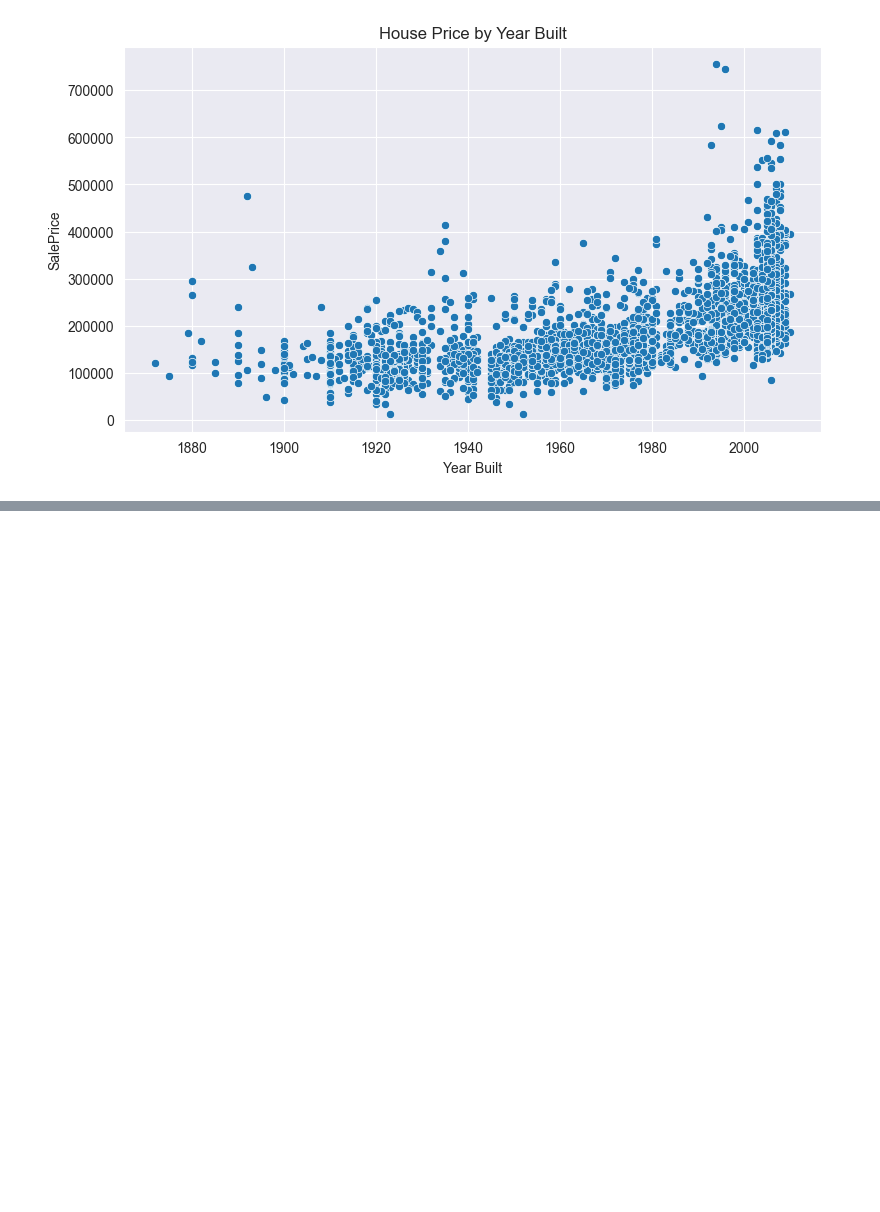
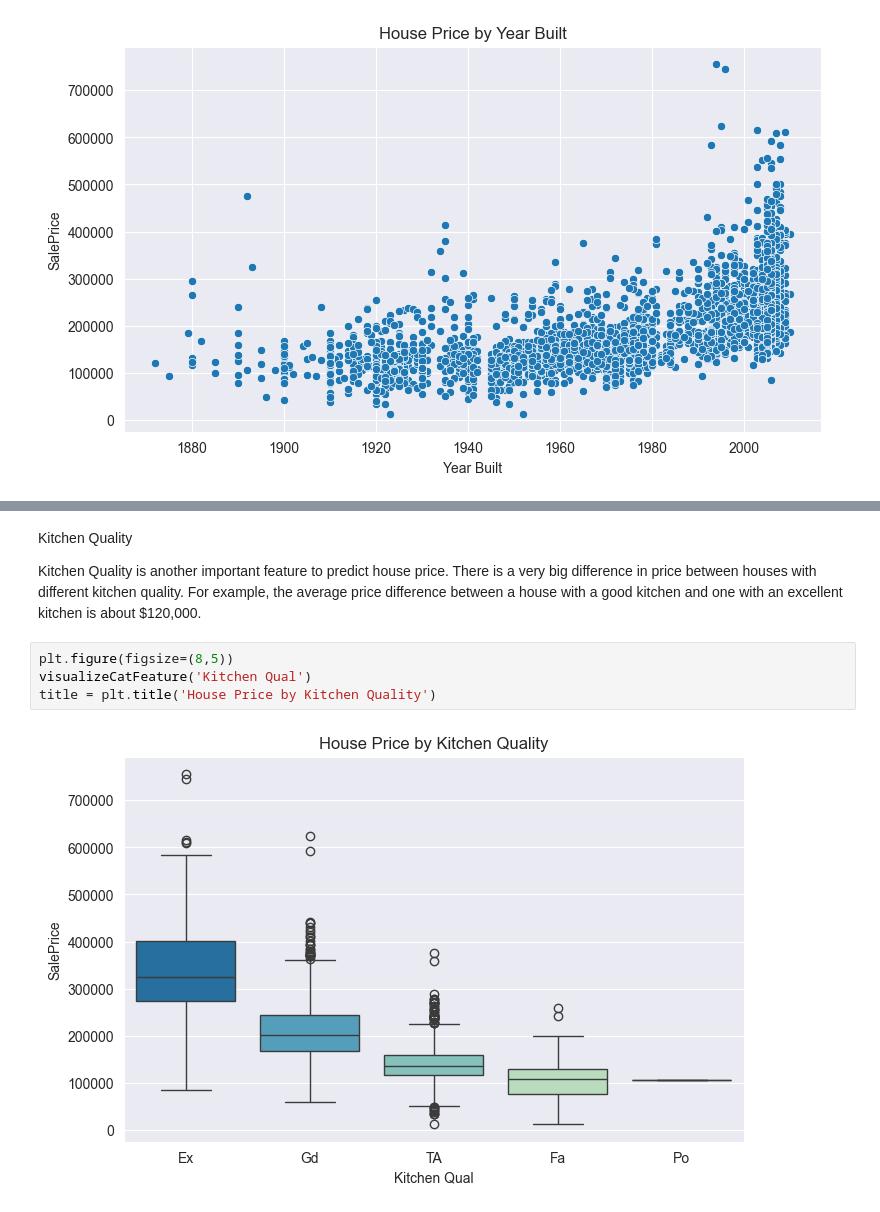
Before and after one commit to HimanshuChoudhary3004/Ames-house-prediction-with-Advance-regression, a Jupyter notebook: src/main.ipynb, the cells around one changed output, grey strips where cells are left out. Saved outputs shown, nothing was run; the diff lists cells and outputs as text; blank space fills up the shorter version.

```diff
--- a/src/main.ipynb
+++ b/src/main.ipynb
@@ -239,0 +332,10 @@ title = plt.title('House Price by Year Built')
+# %% [markdown]
+Kitchen Quality<br>
+
+Kitchen Quality is another important feature to predict house price. There is a very big difference in price between houses with different kitchen quality. For example, the average price difference between a house with a good kitchen and one with an excellent kitchen is about $120,000.
+# %%
+plt.figure(figsize=(8,5))
+visualizeCatFeature('Kitchen Qual')
+title = plt.title('House Price by Kitchen Quality')
+# %% [output]
+[figure, added]
```
Also changed, not shown: parts of 15 cells of this notebook.
